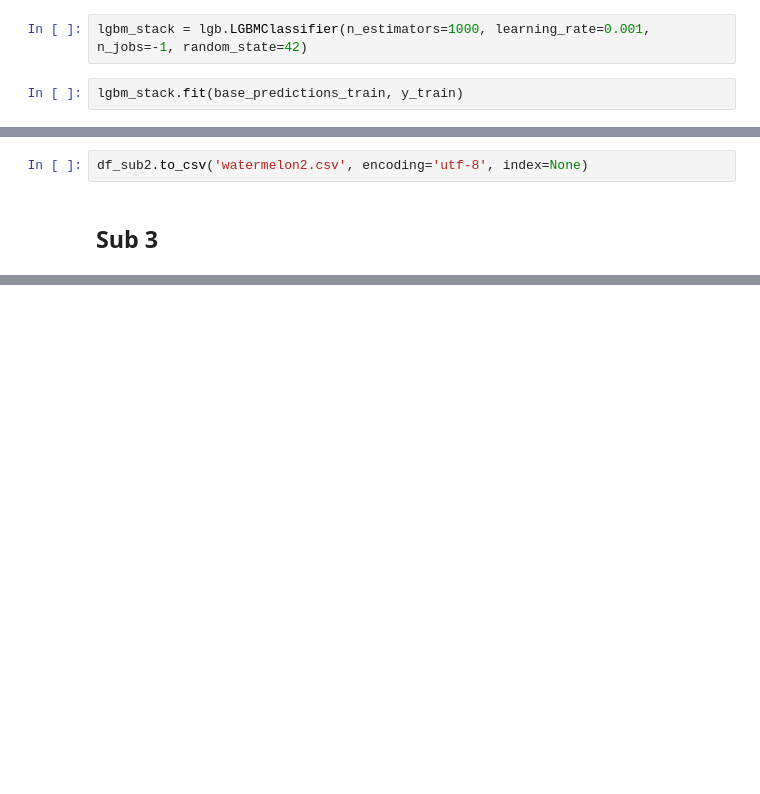
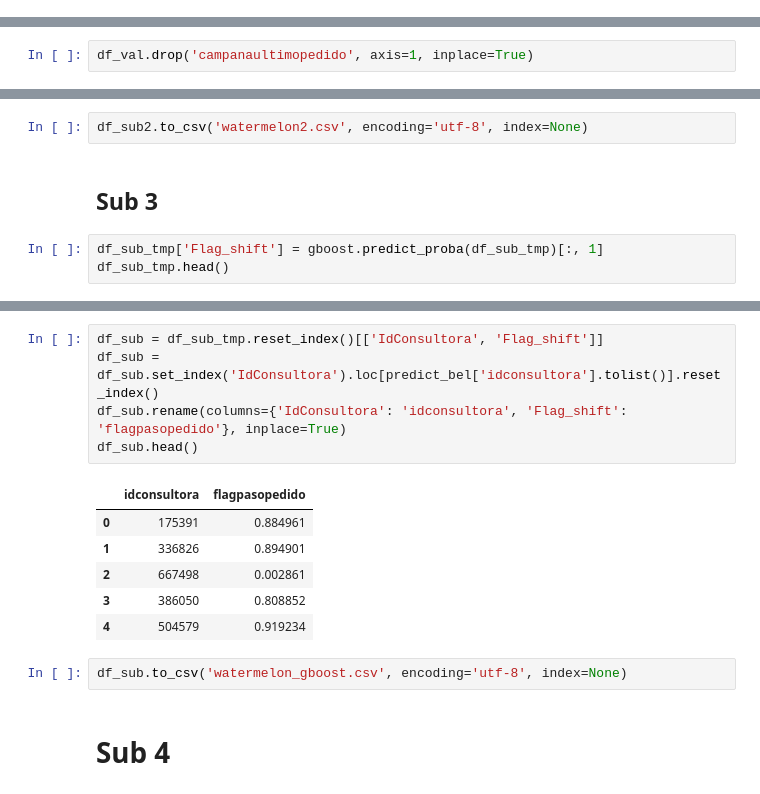
Before and after one commit to jjacostupa/belcorp-datathon, a Jupyter notebook: Belcorp.ipynb, the cells around one changed output, grey strips where cells are left out. Drawn from its saved outputs; the diff is of its cells as text; blank space fills up the shorter version.

```diff
--- a/Belcorp.ipynb
+++ b/Belcorp.ipynb
@@ -651,4 +245,0 @@ base_predictions_test.head()
-# %%
-lgbm_stack = lgb.LGBMClassifier(n_estimators=1000, learning_rate=0.001, n_jobs=-1, random_state=42)
-# %%
-lgbm_stack.fit(base_predictions_train, y_train)
@@ -681,0 +266,2 @@ df_val.head()
+# %%
+df_val.drop('campanaultimopedido', axis=1, inplace=True)
@@ -777,3 +365,6 @@ df_sub2.head()
 df_sub2.to_csv('watermelon2.csv', encoding='utf-8', index=None)
 # %% [markdown]
 ## Sub 3
+# %%
+df_sub_tmp['Flag_shift'] = gboost.predict_proba(df_sub_tmp)[:, 1]
+df_sub_tmp.head()
@@ -779,0 +380,16 @@ df_sub2.to_csv('watermelon2.csv', encoding='utf-8', index=None)
+# %%
+df_sub = df_sub_tmp.reset_index()[['IdConsultora', 'Flag_shift']]
+df_sub = df_sub.set_index('IdConsultora').loc[predict_bel['idconsultora'].tolist()].reset_index()
+df_sub.rename(columns={'IdConsultora': 'idconsultora', 'Flag_shift': 'flagpasopedido'}, inplace=True)
+df_sub.head()
+# %% [output]
+|  | idconsultora | flagpasopedido |
+| 0 | 175391 | 0.884961 |
+| 1 | 336826 | 0.894901 |
+| 2 | 667498 | 0.002861 |
+| 3 | 386050 | 0.808852 |
+| 4 | 504579 | 0.919234 |
+# %%
+df_sub.to_csv('watermelon_gboost.csv', encoding='utf-8', index=None)
+# %% [markdown]
+# Sub 4
```
Also changed, not shown: parts of 51 cells of this notebook.
